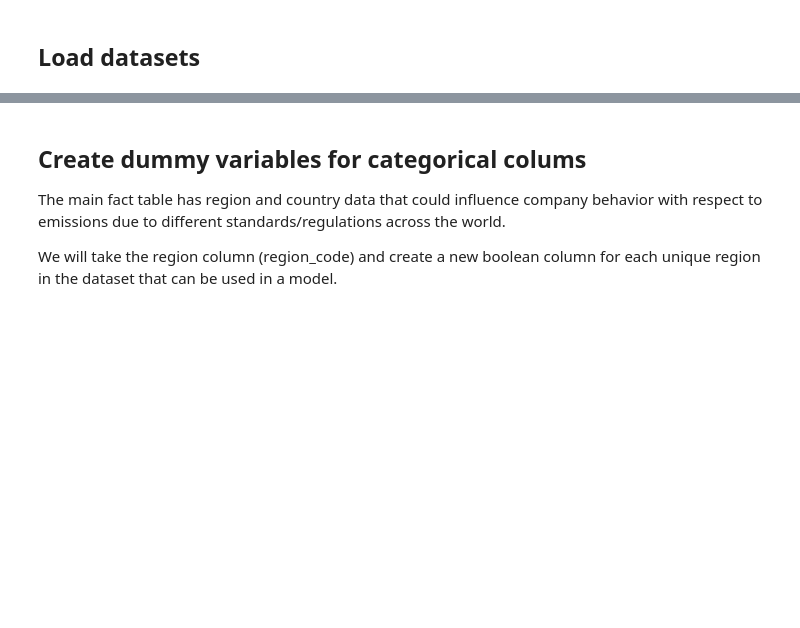
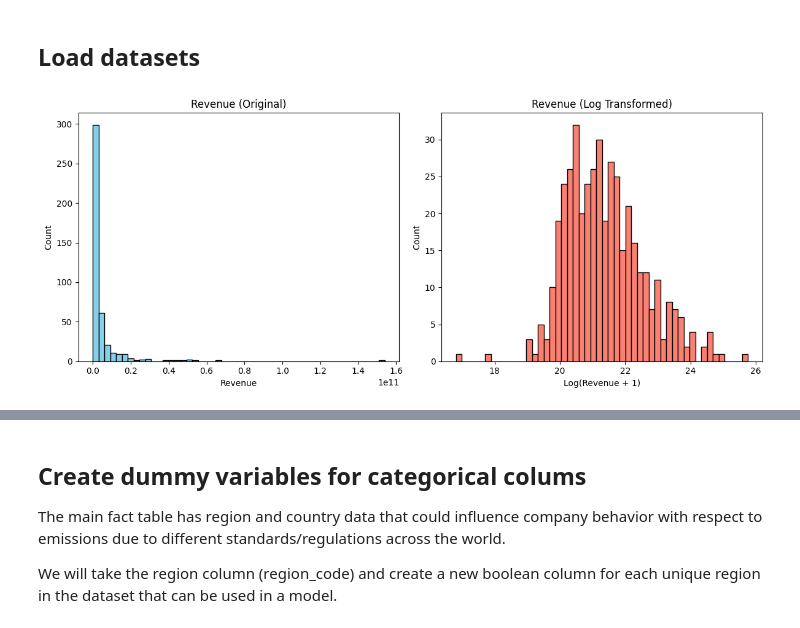
Before and after one commit to HariniSolai/fitch-codeathon2025Team3, a Jupyter notebook: notebooks/basic_feature_engineering.ipynb, the cells around one changed output, grey strips where cells are left out. Saved outputs shown, nothing was run; the diff lists cells and outputs as text; code cells hidden in the pictures; blank space fills up the shorter version.

Commit message:
addd graphs/visuals for basic_feature_engineering.ipynb

```diff
--- a/notebooks/basic_feature_engineering.ipynb
+++ b/notebooks/basic_feature_engineering.ipynb
@@ -6,3 +6,30 @@ import pandas as pd
 
 train = pd.read_csv("../data/train.csv")
 test = pd.read_csv("../data/test.csv")
+# %%
+import numpy as np
+
+# If revenue_log is missing, create it
+if 'revenue_log' not in train.columns:
+    train['revenue_log'] = np.log1p(train['revenue'])
+
+plt.figure(figsize=(12,5))
+
+# Original revenue
+plt.subplot(1,2,1)
+plt.hist(train['revenue'], bins=50, color='skyblue', edgecolor='black')
+plt.title('Revenue (Original)')
+plt.xlabel('Revenue')
+plt.ylabel('Count')
+
+# Log-transformed revenue
+plt.subplot(1,2,2)
+plt.hist(train['revenue_log'], bins=50, color='salmon', edgecolor='black')
+plt.title('Revenue (Log Transformed)')
+plt.xlabel('Log(Revenue + 1)')
+plt.ylabel('Count')
+
+plt.tight_layout()
+plt.show()
+# %% [output]
+[figure, added]
```
Also changed, not shown: parts of 12 cells of this notebook, 3 other files.
